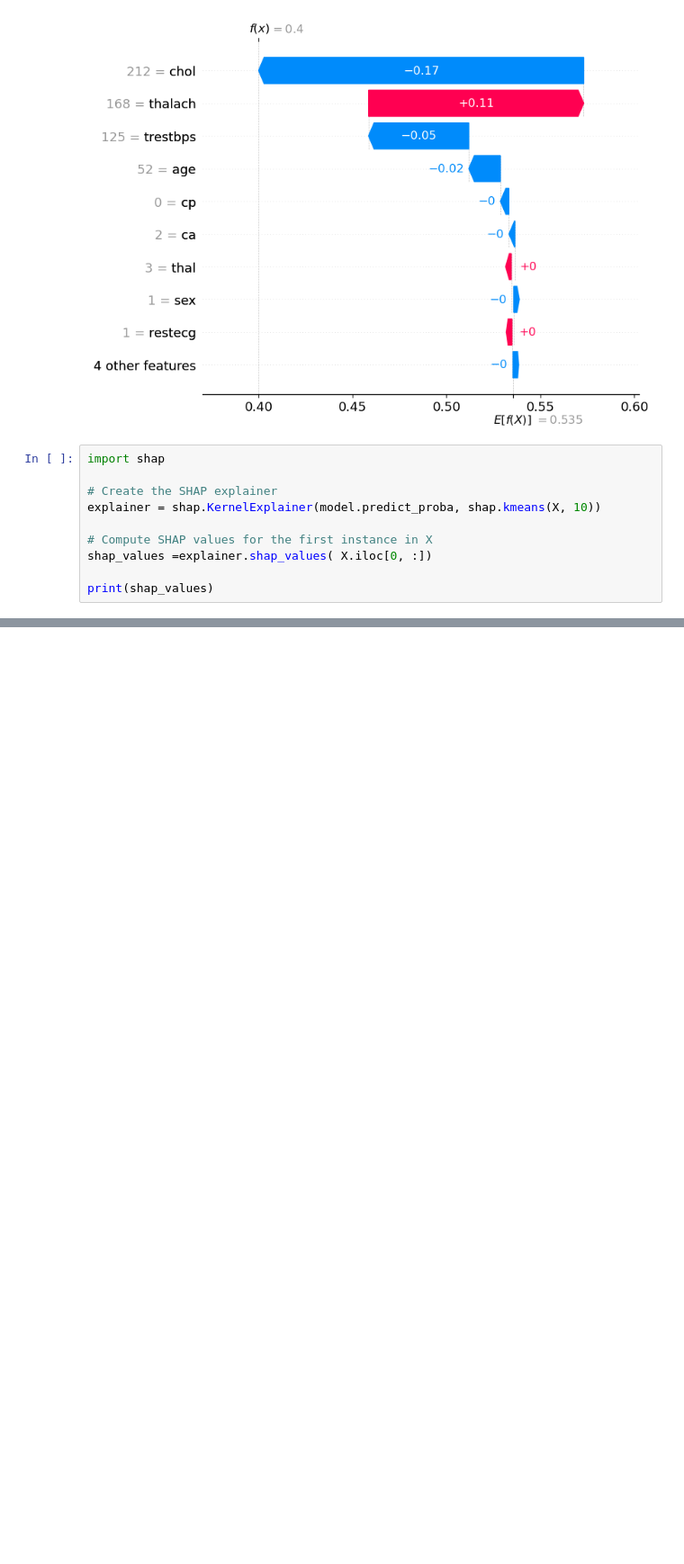
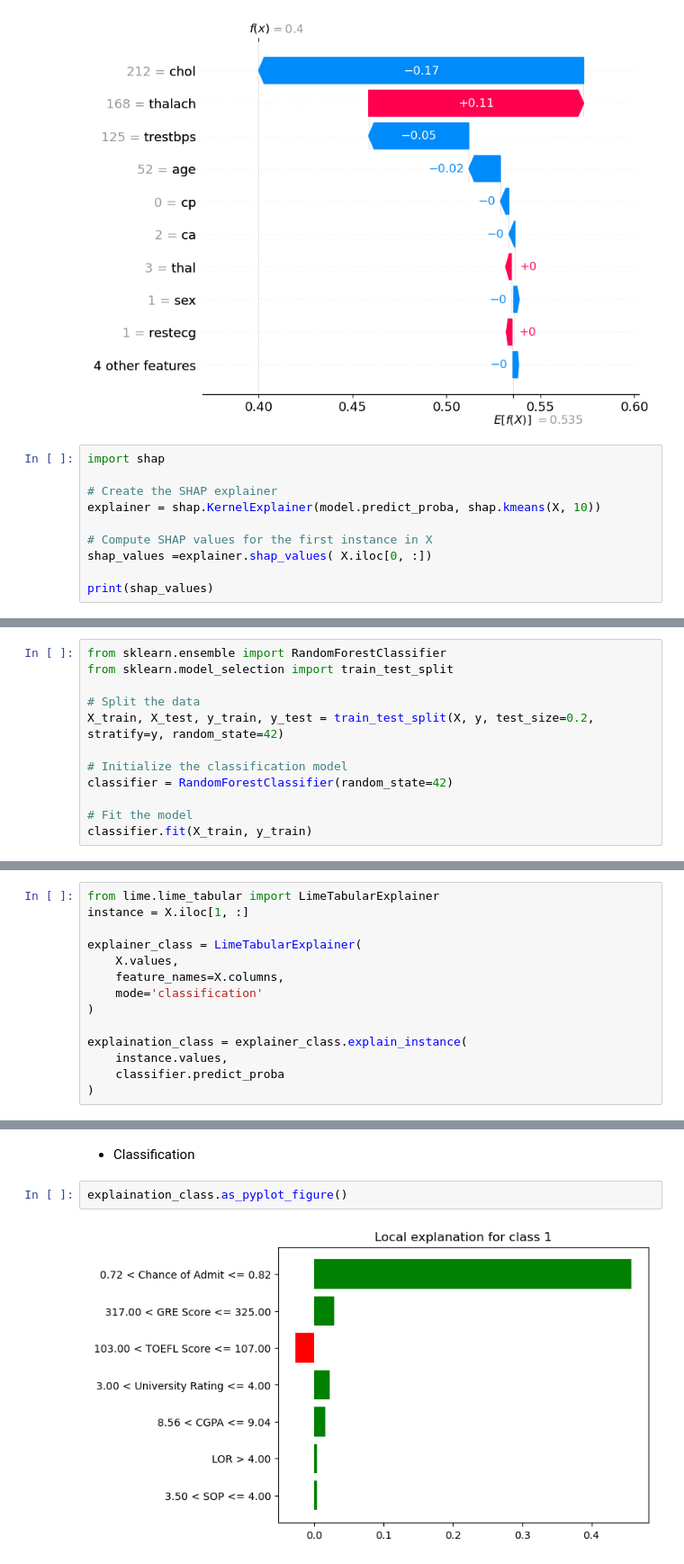
Before and after one commit to FelicityTech/LLM-Engineering, a Jupyter notebook: Explainable AI in Python/Local explainability with SHAP.ipynb, the cells around one changed output, grey strips where cells are left out. Shown at 90% size. Drawn from its saved outputs; the diff is of its cells as text; blank space fills up the shorter version.

```diff
--- a/Explainable AI in Python/Local explainability with SHAP.ipynb
+++ b/Explainable AI in Python/Local explainability with SHAP.ipynb
@@ -98,0 +155,12 @@ print(shap_values)
+# %%
+from sklearn.ensemble import RandomForestClassifier
+from sklearn.model_selection import train_test_split
+
+# Split the data
+X_train, X_test, y_train, y_test = train_test_split(X, y, test_size=0.2, stratify=y, random_state=42)
+
+# Initialize the classification model
+classifier = RandomForestClassifier(random_state=42)
+
+# Fit the model
+classifier.fit(X_train, y_train)
@@ -98,0 +209,14 @@ print(shap_values)
+# %%
+from lime.lime_tabular import LimeTabularExplainer
+instance = X.iloc[1, :]
+
+explainer_class = LimeTabularExplainer(
+    X.values,
+    feature_names=X.columns,
+    mode='classification'
+)
+
+explaination_class = explainer_class.explain_instance(
+    instance.values,
+    classifier.predict_proba
+)
@@ -98,0 +231,6 @@ print(shap_values)
+# %% [markdown]
+- Classification
+# %%
+explaination_class.as_pyplot_figure()
+# %% [output]
+[figure, added]
```
Also changed, not shown: parts of 19 cells of this notebook.
